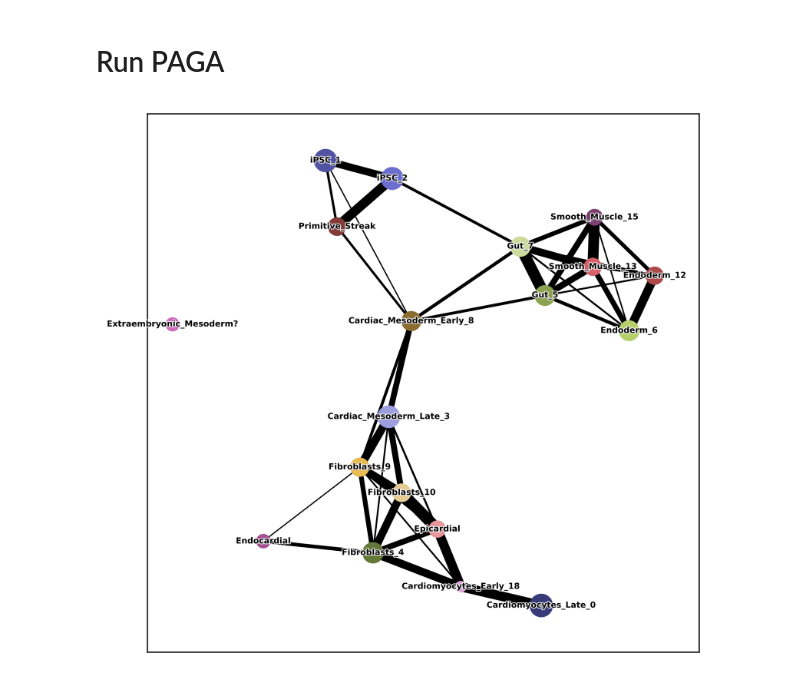
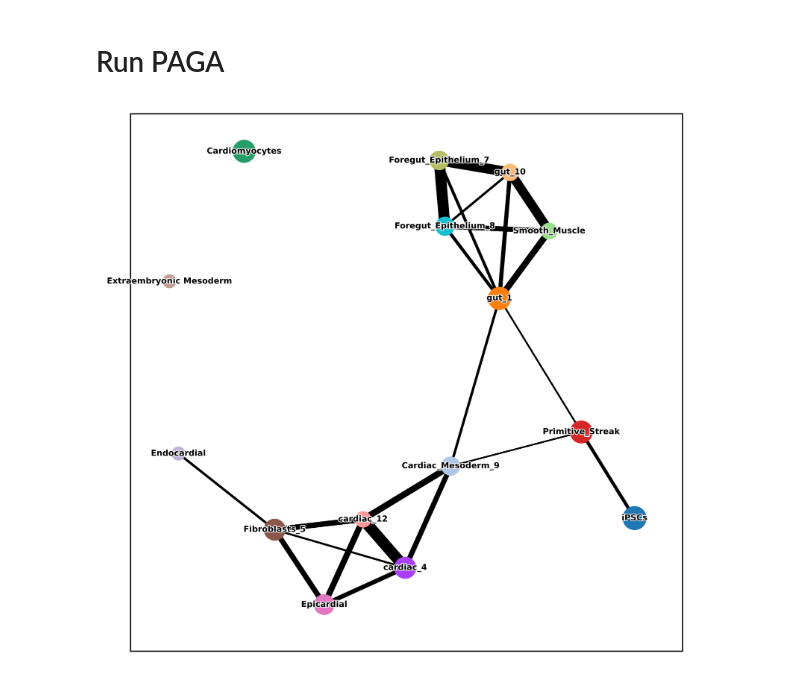
Before and after one commit to mckellardw/scCardiacOrganoid, a Jupyter notebook: scripts/pynb/3_paga.ipynb, the cells around one changed output. Cells and saved outputs as stored; diff of their text form; code cells hidden in the pictures.

```diff
--- a/scripts/pynb/3_paga.ipynb
+++ b/scripts/pynb/3_paga.ipynb
@@ -31,18 +31,18 @@ sc.tl.paga(
 # %%
 sc.set_figure_params(
     figsize=(6,6),
     fontsize=6,
     transparent=True,
     dpi=200
 )
 sc.pl.paga(
     adata,
-    color=['leiden_harmony_s_10_types'],
+    color=['leiden_harmony_sp_10_types'],
     threshold=0.1,
     fontoutline=1
 )
 # %% [output]
-[figure, old version]
+[figure, new version]
 # %%
 sc.pl.paga_compare(
     adata,
```
Also changed, not shown: parts of 1 cell of this notebook, 1 other file.
